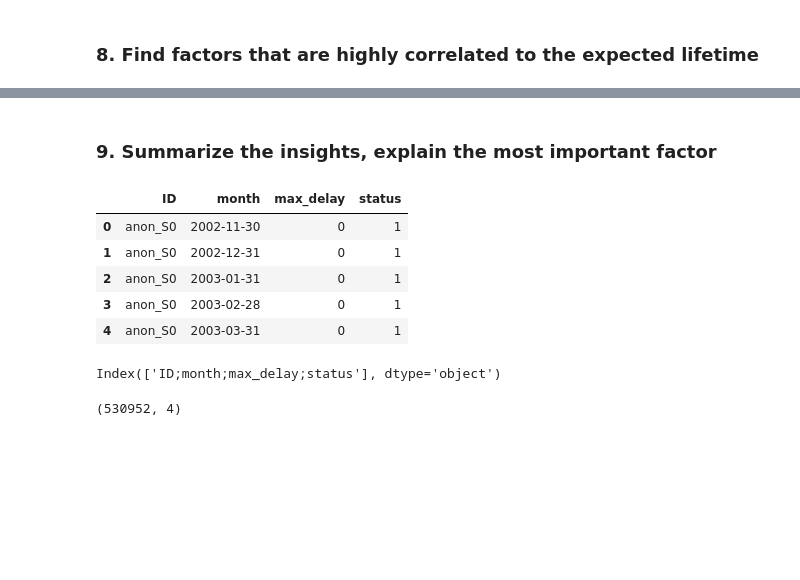
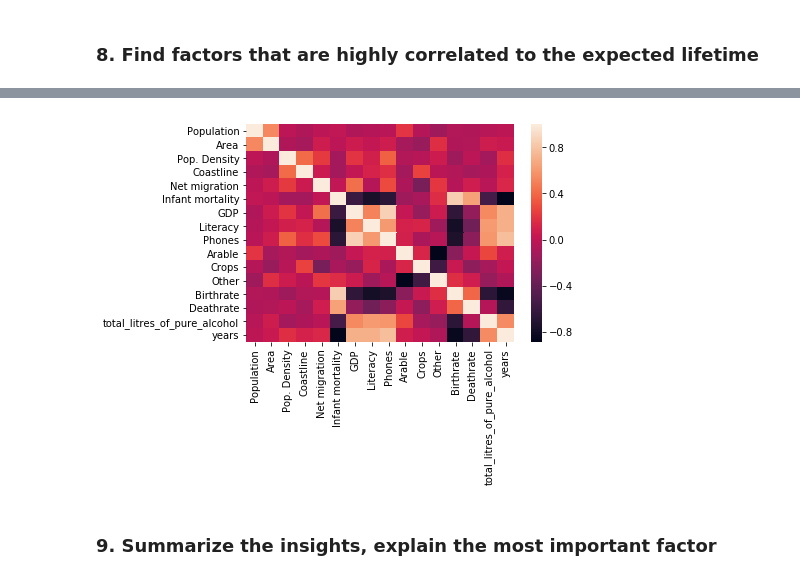
Before and after one commit to Illesgabor/Mastering-the-process-of-DS, a Jupyter notebook: Home Assignment Gabor Illes.ipynb, the cells around one changed output, grey strips where cells are left out. Drawn from its saved outputs; the diff is of its cells as text; code cells hidden in the pictures; blank space fills up the shorter version.

```diff
--- a/Home Assignment Gabor Illes.ipynb
+++ b/Home Assignment Gabor Illes.ipynb
@@ -410,5 +340,5 @@ Index(['country', 'Population', 'Area', 'Pop. Density', 'Coastline',
 # %%
-alldata = pd.merge (alc_year, countries, how = 'inner', on = "country")
-alldata.head(10)
-alldata.info()
+countries["country"] = countries["country"].map(lambda x: str(x)[:-1])
+alldata = pd.merge (countries, alc_year,  how = 'inner', on = "country")
+alldata.head()
 # %% [output]
@@ -523,2 +378,6 @@ pd.merge(alc_year, countries, how='inner', on = 'country')
+# %%
+sns.heatmap(alldata.corr());
+# %% [output]
+[figure, added]
 # %% [markdown]
 ### 9.	Summarize the insights, explain the most important factor
@@ -528,17 +383,0 @@ df = pd.DataFrame(df)
-# %%
-df.head()
-# %% [output]
-|  | ID | month | max_delay | status |
-| 0 | anon_S0 | 2002-11-30 | 0 | 1 |
-| 1 | anon_S0 | 2002-12-31 | 0 | 1 |
-| 2 | anon_S0 | 2003-01-31 | 0 | 1 |
-| 3 | anon_S0 | 2003-02-28 | 0 | 1 |
-| 4 | anon_S0 | 2003-03-31 | 0 | 1 |
-# %%
-df.columns
-# %% [output]
-Index(['ID;month;max_delay;status'], dtype='object')
-# %%
-df.shape
-# %% [output]
-(530952, 4)
```
Also changed, not shown: parts of 69 cells of this notebook.
